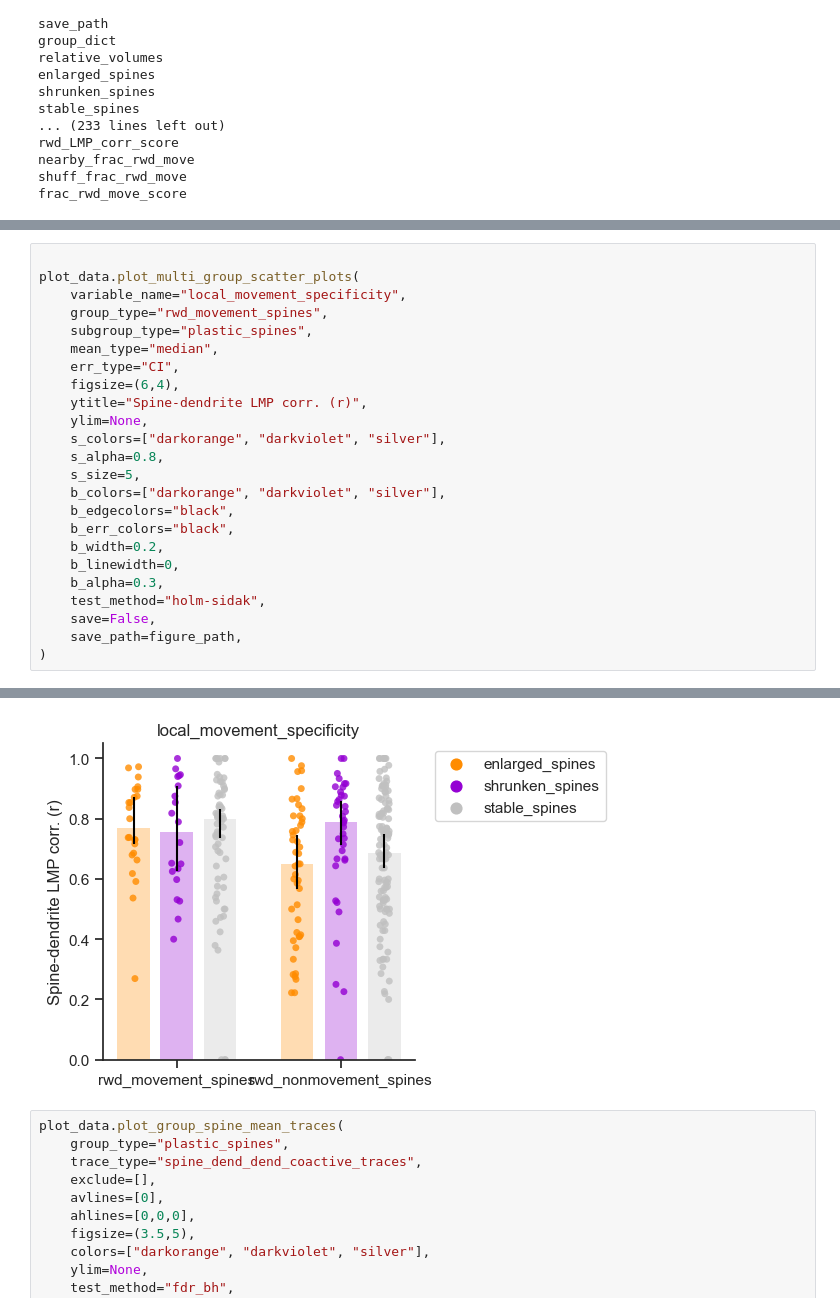
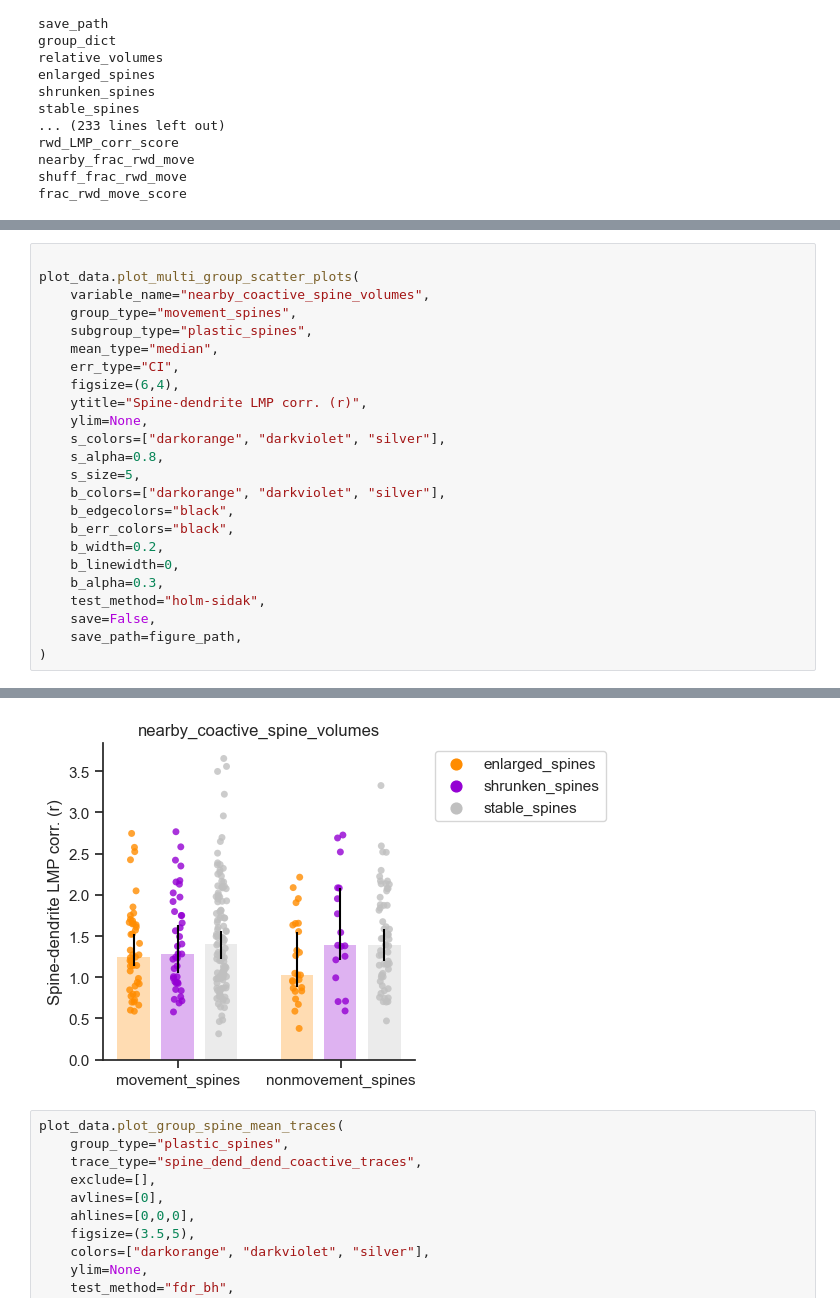
Before and after one commit to wjakewright/Lab_Analyses, a Jupyter notebook: Lab_Analyses/Spine_Analysis/Batch_Coactivity_Analysis.ipynb, the cells around one changed output, grey strips where cells are left out. Saved outputs shown, nothing was run; the diff lists cells and outputs as text.

```diff
--- a/Lab_Analyses/Spine_Analysis/Batch_Coactivity_Analysis.ipynb
+++ b/Lab_Analyses/Spine_Analysis/Batch_Coactivity_Analysis.ipynb
@@ -383,8 +383,8 @@ F statistic: 2.053051863944215     p_value: 0.35824938391863115
 # %%
 
 plot_data.plot_multi_group_scatter_plots(
-    variable_name="local_movement_specificity",
-    group_type="rwd_movement_spines",
+    variable_name="nearby_coactive_spine_volumes",
+    group_type="movement_spines",
     subgroup_type="plastic_spines",
     mean_type="median",
     err_type="CI",
@@ -425,4 +425,4 @@ plot_data.plot_multi_group_scatter_plots(
-[figure, old version]
+[figure, new version]
 # %%
 plot_data.plot_group_spine_mean_traces(
     group_type="plastic_spines",
```
Also changed, not shown: parts of 4 cells of this notebook.
